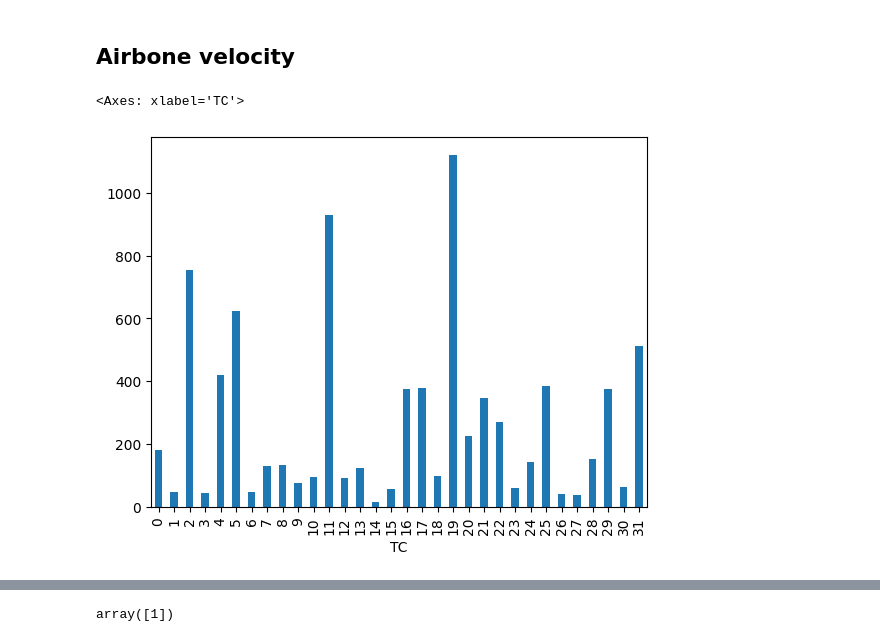
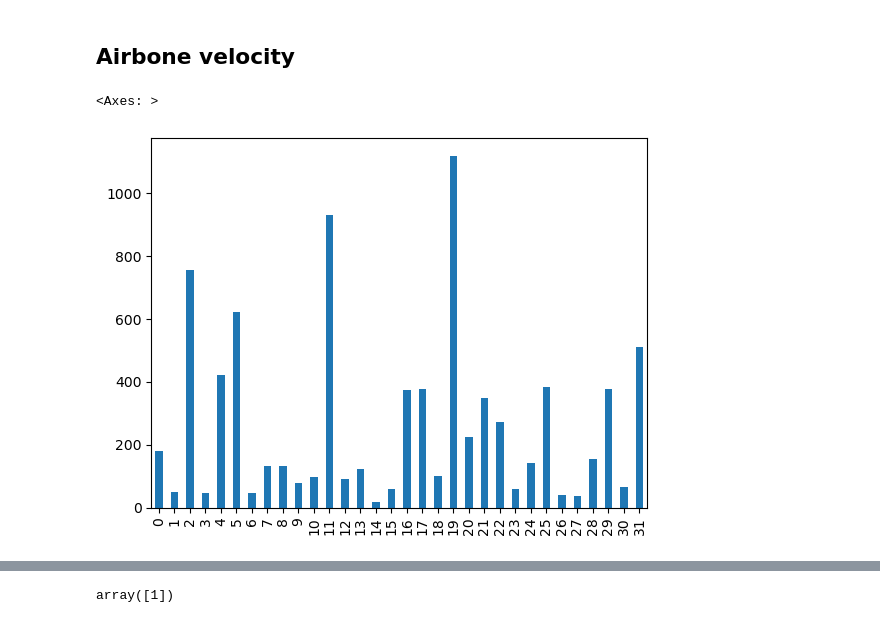
Before and after one commit to artemvarucm/PD2, a Jupyter notebook: aircraft_identification.ipynb, the cells around one changed output, grey strips where cells are left out. Cells and saved outputs as stored; diff of their text form; code cells hidden in the pictures.

```diff
--- a/aircraft_identification.ipynb
+++ b/aircraft_identification.ipynb
@@ -324,9 +324,12 @@ z = pms.decoder.bds.bds50.trk50(primerhex)
 z
 # %% [markdown]
 ## Airbone velocity
-# %%
-df["TC"].value_counts().sort_index().plot(kind="bar")
-# %% [output]
-<Axes: xlabel='TC'>
-[figure, removed]
+# %%
+def encodeTC(hex):
+  return pms.bin2int(pms.hex2bin(hex)[32:37])
+df["TC"] = df.message.apply(encodeTC)
+df["TC"].value_counts().sort_index().plot(kind="bar")
+# %% [output]
+<Axes: >
+[figure, added]
 # %%
```
Also changed, not shown: parts of 13 cells of this notebook.
